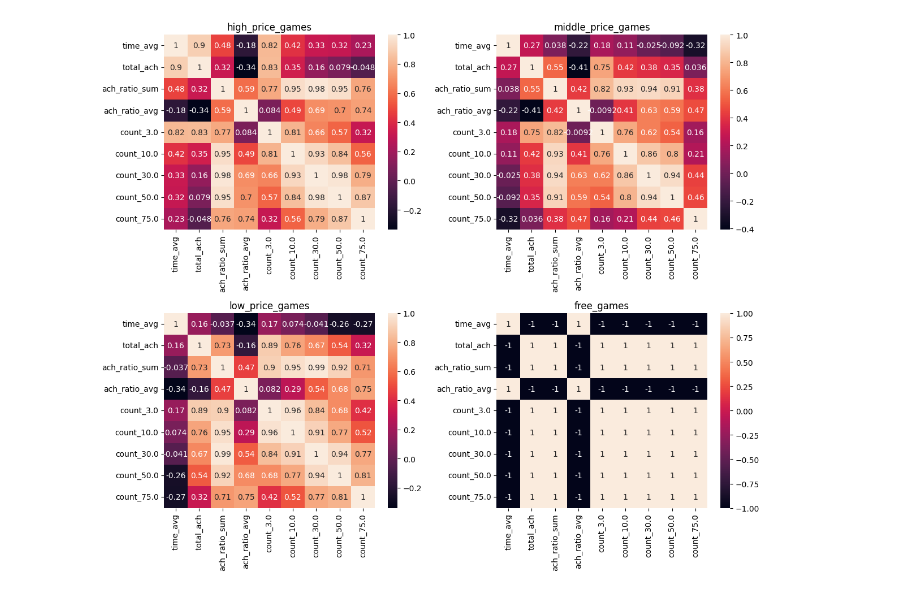
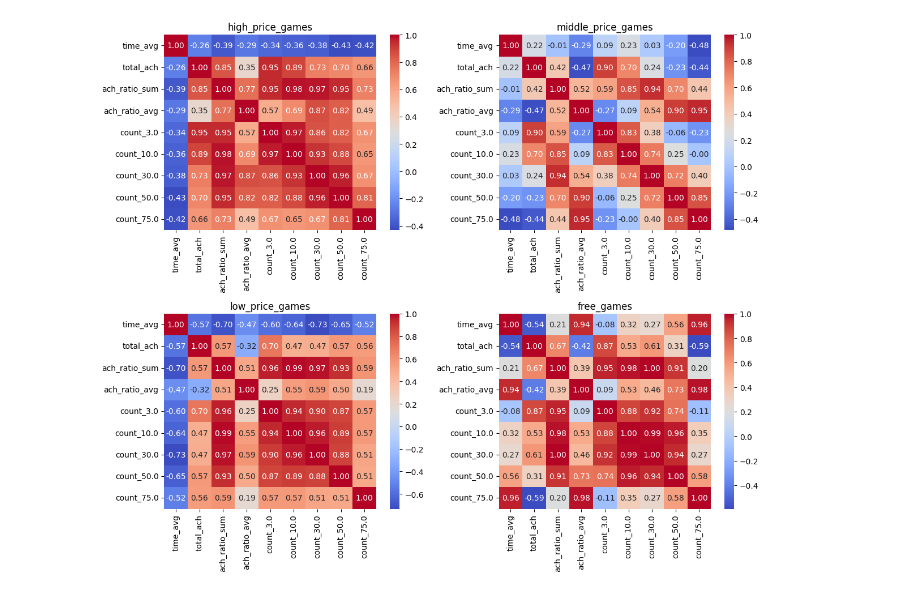
Before and after one commit to hdragon324/Steam_Analysis, a Jupyter notebook: data_analysis.ipynb, the cells around one changed output. Drawn from its saved outputs; the diff is of its cells as text; code cells hidden in the pictures.

```diff
--- a/data_analysis.ipynb
+++ b/data_analysis.ipynb
@@ -4,7 +4,7 @@ import pandas as pd
 import seaborn as sns
 import matplotlib.pyplot as plt
 # %%
-def ach_game_corr(path):
+def ach_price_heatmap(path):
     # json 파일 불러오기
     with open(path, "r", encoding="utf-8") as json_file:
         game_data = json.load(json_file)
@@ -20,7 +20,7 @@ def ach_game_corr(path):
     df = df.drop(columns=['link'])
     df = df.drop(columns=['ach_list'])
 
-    # NaN 값이 있는 행 제거거
+    # NaN 값이 있는 행 제거
     df.fillna(0, inplace=True)
 
     # 각 기준 값 이상인 개수를 count하고 컬럼으로 추가
@@ -51,12 +51,35 @@ def ach_game_corr(path):
     # 딕셔너리에서 key(게임 이름), value(데이터프레임) 가져오기
     for idx, (game_name, game_df) in enumerate(price_list.items()):
         row, col = divmod(idx, 2)  # idx를 2로 나눈 몫(row)과 나머지(col) 계산
-        sns.heatmap(game_df.corr(), annot=True, ax=axes[row, col])  # 히트맵 그리기
+        sns.heatmap(game_df.corr(), annot=True, ax=axes[row, col], cmap="coolwarm", fmt=".2f")  # 히트맵 그리기
         axes[row, col].set_title(game_name)  # 서브플롯 제목을 게임 이름으로 설정
 
     plt.tight_layout()  # 레이아웃 자동 조정
     plt.show()
+
+def ach_total_heatmap(path):
+    # json 파일 불러오기
+    with open(path, "r", encoding="utf-8") as json_file:
+        game_data = json.load(json_file)
+
+    # 데이터 프레임 열과 행 변환
+    df = pd.DataFrame(game_data)
+    df = df.T
+    df = df[df["total_ach"] != 0]
+    df = df.drop(columns=['code'])
+    df = df.drop(columns=['link'])
+    df = df.drop(columns=['ach_list'])
+    df = df.drop(columns=['ach_ratio_list'])
+
+    # NaN 값이 있는 행 제거
+    df.fillna(0, inplace=True)
+
+    # 히트맵 시각화
+    plt.figure(figsize=(8, 6))
+    sns.heatmap(df.corr(), annot=True, cmap="coolwarm", fmt=".2f", linewidths=0.5)
+    plt.title("Feature Correlation Heatmap")
+    plt.show()
-# %%
-ach_game_corr("steam_simul_single.json")
-# %% [output]
-[figure, removed]
+# %%
+ach_price_heatmap('steam_open_multi.json')
+# %% [output]
+[figure, added]
```
Also changed, not shown: 2 other files.
